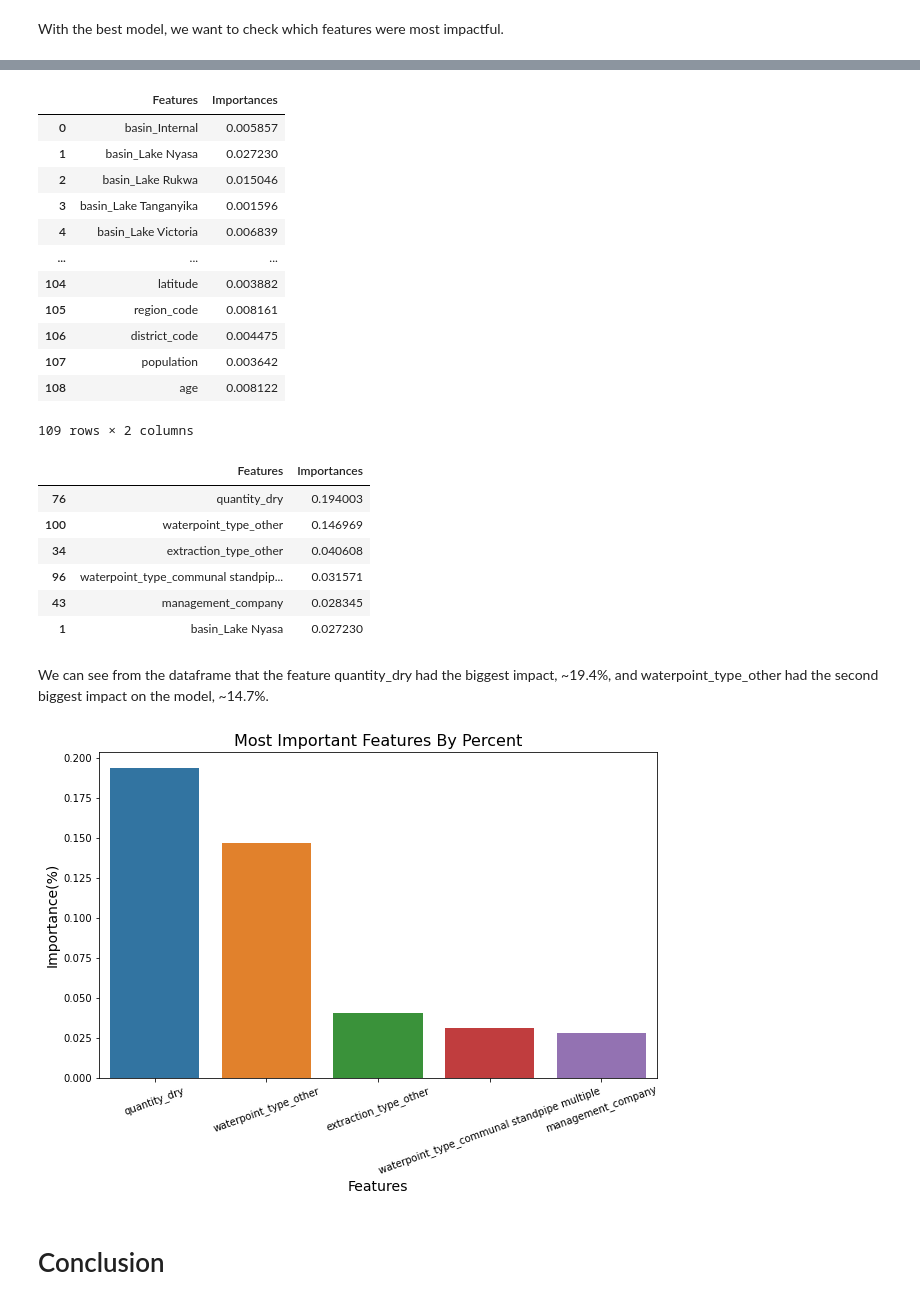
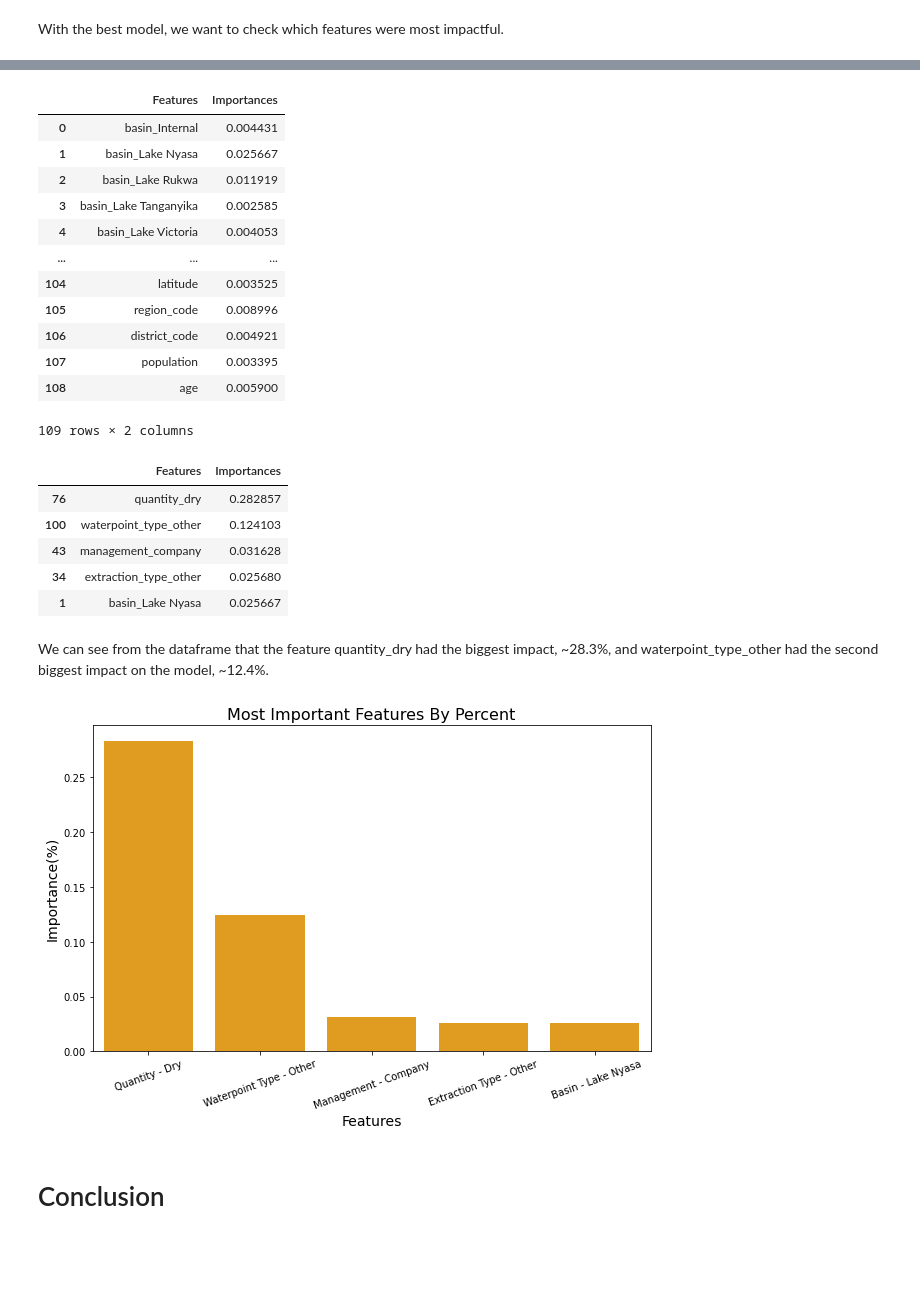
Before and after one commit to ericdnbn/machine_learning_water_pump_data_tanzania, a Jupyter notebook: Final Notebook.ipynb, the cells around one changed output, grey strips where cells are left out. Saved outputs shown, nothing was run; the diff lists cells and outputs as text; code cells hidden in the pictures; blank space fills up the shorter version.

```diff
--- a/Final Notebook.ipynb
+++ b/Final Notebook.ipynb
@@ -650,3 +646,5 @@ The XGBoost model predicts 12,743 water pumps in the testing data correctly. The
 #### Feature Importance
 # %% [markdown]
 With the best model, we want to check which features were most impactful.
+# %%
+best_model = xgb_gs2.best_estimator_.fit(X_train, y_train)
@@ -682,42 +682,43 @@ feature_importance_df = pd.DataFrame({'Features' : col_names, 'Importances' : be
 feature_importance_df
 # %% [output]
 |  | Features | Importances |
-| 0 | basin_Internal | 0.005857 |
-| 1 | basin_Lake Nyasa | 0.027230 |
-| 2 | basin_Lake Rukwa | 0.015046 |
-| 3 | basin_Lake Tanganyika | 0.001596 |
-| 4 | basin_Lake Victoria | 0.006839 |
+| 0 | basin_Internal | 0.004431 |
+| 1 | basin_Lake Nyasa | 0.025667 |
+| 2 | basin_Lake Rukwa | 0.011919 |
+| 3 | basin_Lake Tanganyika | 0.002585 |
+| 4 | basin_Lake Victoria | 0.004053 |
 | ... | ... | ... |
-| 104 | latitude | 0.003882 |
-| 105 | region_code | 0.008161 |
-| 106 | district_code | 0.004475 |
-| 107 | population | 0.003642 |
-| 108 | age | 0.008122 |
+| 104 | latitude | 0.003525 |
+| 105 | region_code | 0.008996 |
+| 106 | district_code | 0.004921 |
+| 107 | population | 0.003395 |
+| 108 | age | 0.005900 |
 109 rows × 2 columns
 # %%
 # Features with importances that are greater than 0.025
 feature_importance_df[feature_importance_df['Importances'] > 0.025].sort_values(by=['Importances'], ascending=False)
 # %% [output]
 |  | Features | Importances |
-| 76 | quantity_dry | 0.194003 |
-| 100 | waterpoint_type_other | 0.146969 |
-| 34 | extraction_type_other | 0.040608 |
-| 96 | waterpoint_type_communal standpip... | 0.031571 |
-| 43 | management_company | 0.028345 |
-| 1 | basin_Lake Nyasa | 0.027230 |
+| 76 | quantity_dry | 0.282857 |
+| 100 | waterpoint_type_other | 0.124103 |
+| 43 | management_company | 0.031628 |
+| 34 | extraction_type_other | 0.025680 |
+| 1 | basin_Lake Nyasa | 0.025667 |
 # %% [markdown]
-We can see from the dataframe that the feature quantity_dry had the biggest impact, ~19.4%, and waterpoint_type_other had the second biggest impact on the model, ~14.7%.
+We can see from the dataframe that the feature quantity_dry had the biggest impact, ~28.3%, and waterpoint_type_other had the second biggest impact on the model, ~12.4%.
 # %%
 df_top_important = feature_importance_df.sort_values(by=['Importances'], ascending=False)[:5]
 fig, ax = plt.subplots(figsize=(10,6))
 
-ax = sns.barplot(df_top_important['Features'], df_top_important['Importances'])
+x = ['Quantity - Dry', 'Waterpoint Type - Other', 'Management - Company', 'Extraction Type - Other', ' Basin - Lake Nyasa']
+
+ax = sns.barplot(x, df_top_important['Importances'], color='orange')
 ax.set_title('Most Important Features By Percent', fontsize=16)
 ax.set_ylabel('Importance(%)', fontsize=14)
 ax.set_xlabel('Features', fontsize=14)
 plt.xticks(rotation=20);
 # %% [output]
-[figure, old version]
+[figure, new version]
 # %% [markdown]
 # Conclusion
 # %% [markdown]
```
Also changed, not shown: parts of 8 cells of this notebook.
